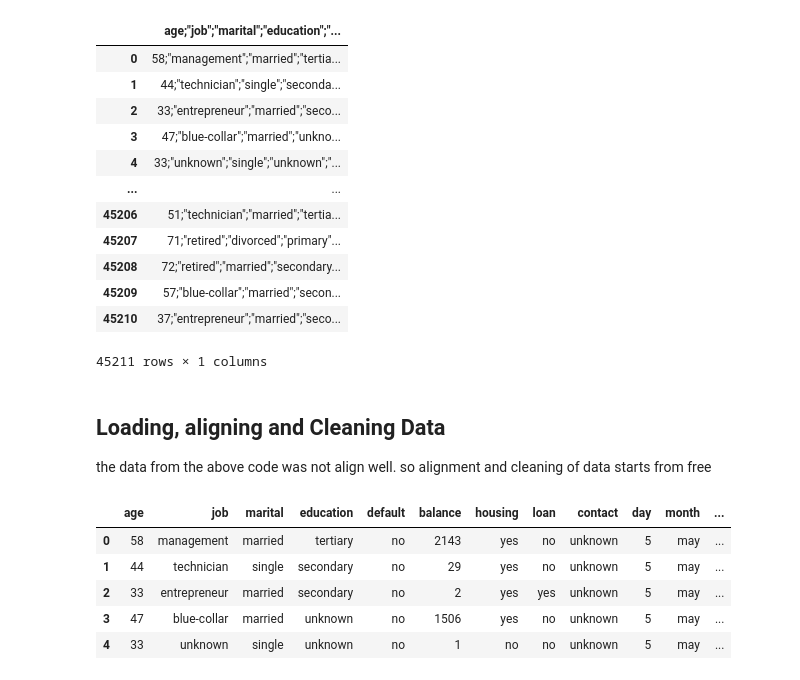
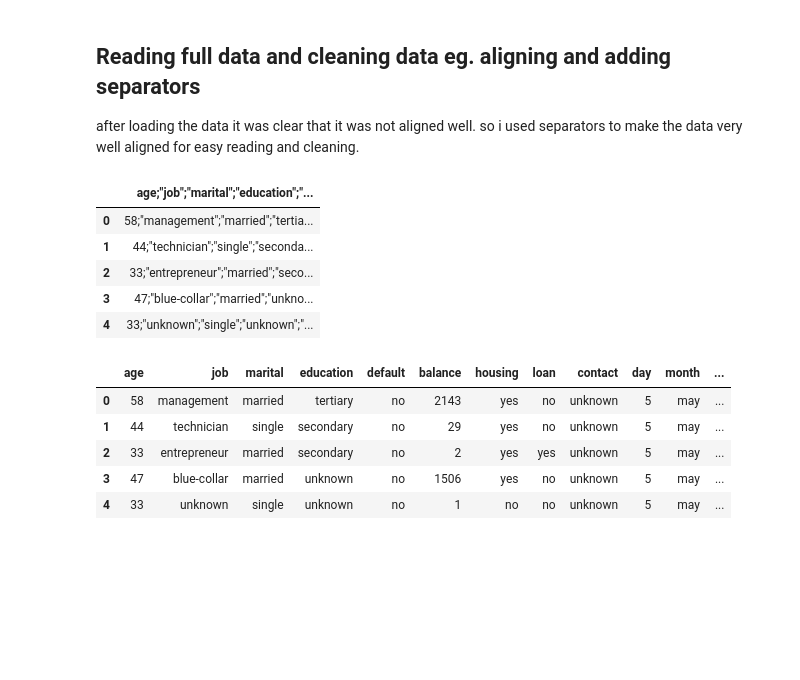
Before and after one commit to llawlaw23/Data-Analytics-Pathway-Assessment, a Jupyter notebook: Bank Data Analysis.ipynb, the cells around one changed output. Cells and saved outputs as stored; diff of their text form; code cells hidden in the pictures; blank space fills up the shorter version.

```diff
--- a/Bank Data Analysis.ipynb
+++ b/Bank Data Analysis.ipynb
@@ -9,26 +12,18 @@ from sklearn.linear_model import LogisticRegression
 from sklearn.metrics import classification_report, confusion_matrix
 import joblib
+# %% [markdown]
+## Reading full data and cleaning data eg. aligning and adding separators
+after loading the data it was clear that it was not aligned well. so i used separators to make the data very well aligned for easy reading and cleaning.
 # %%
-# reading full data
-pd.read_csv("Data/bank-full.csv")
+data = pd.read_csv("Data/bank-full.csv")
+data.head()
 # %% [output]
 |  | age;"job";"marital";"education";"... |
 | 0 | 58;"management";"married";"tertia... |
 | 1 | 44;"technician";"single";"seconda... |
 | 2 | 33;"entrepreneur";"married";"seco... |
 | 3 | 47;"blue-collar";"married";"unkno... |
 | 4 | 33;"unknown";"single";"unknown";"... |
-| ... | ... |
-| 45206 | 51;"technician";"married";"tertia... |
-| 45207 | 71;"retired";"divorced";"primary"... |
-| 45208 | 72;"retired";"married";"secondary... |
-| 45209 | 57;"blue-collar";"married";"secon... |
-| 45210 | 37;"entrepreneur";"married";"seco... |
-45211 rows × 1 columns
-# %% [markdown]
-## Loading, aligning and Cleaning Data
-the data from the above code was not align well.
-so alignment and cleaning of data starts from free
 # %%
 law = pd.read_csv("Data/bank-full.csv", sep=";")
 law.head()
```
Also changed, not shown: parts of 40 cells of this notebook, 2 other files.
